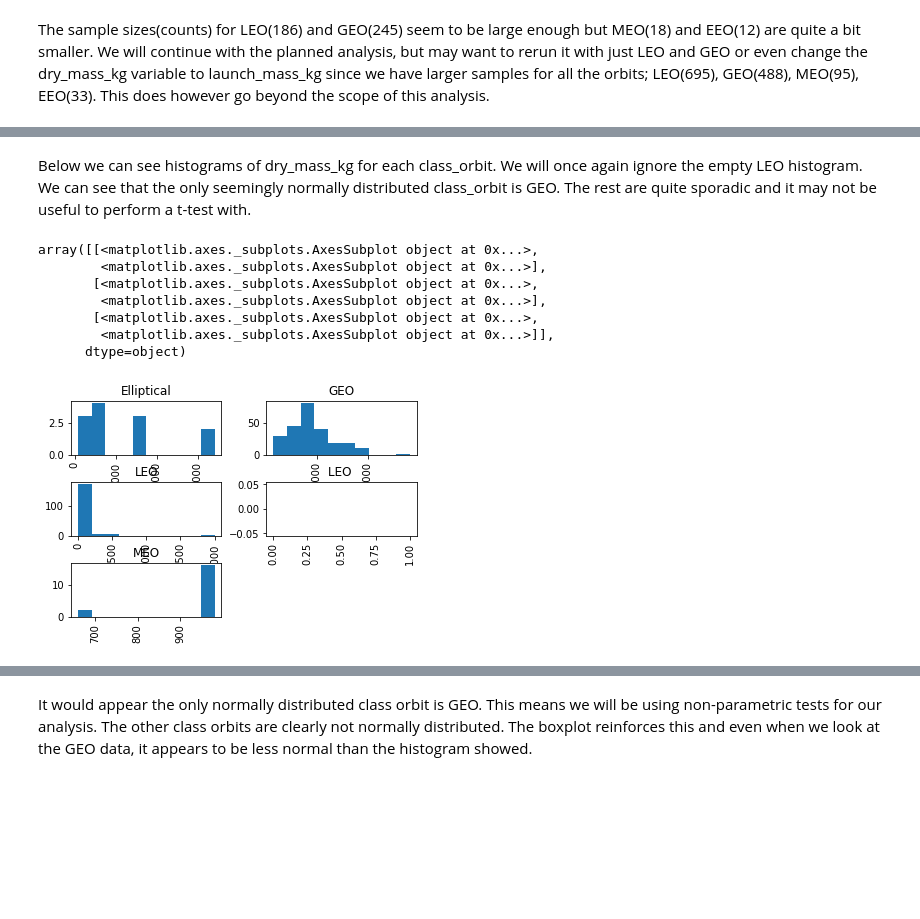
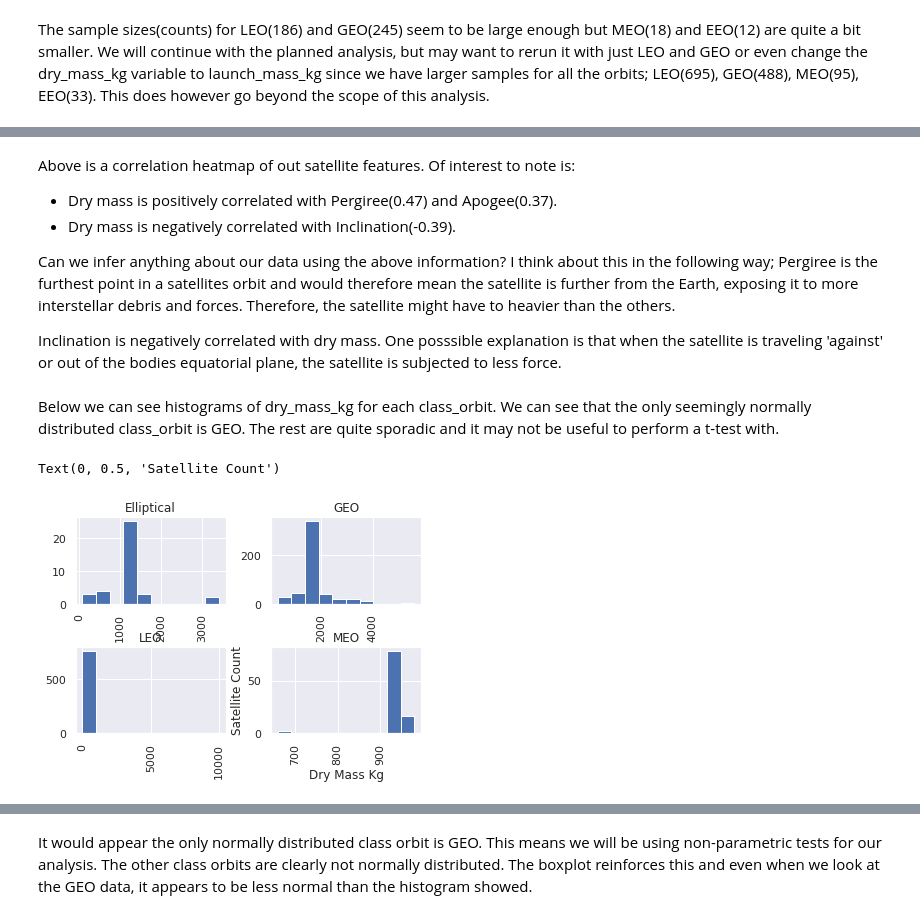
Before and after one commit to esabers/Active-Satellites, a Jupyter notebook: Active_Satellite_Research_Analysis.ipynb, the cells around one changed output, grey strips where cells are left out. Drawn from its saved outputs; the diff is of its cells as text; code cells hidden in the pictures; blank space fills up the shorter version.

```diff
--- a/Active_Satellite_Research_Analysis.ipynb
+++ b/Active_Satellite_Research_Analysis.ipynb
@@ -32,6 +32,6 @@ Saving Active Satellites in Orbit.csv to Active Satellites in Orbit.csv
 # %%
 import io
-sat_df = pd.read_csv(io.BytesIO(uploaded['Active Satellites in Orbit.csv']))
+sat_df = pd.read_csv(io.BytesIO(uploaded['Active Satellites in Orbit UPDATED.csv']))
 print(sat_df)
 # %% [output]
      Official Name of Satellite  ... NORAD Number
@@ -101,0 +123,2 @@ array(['LEO', 'GEO', 'MEO', 'Elliptical', nan, 'LEO '], dtype=object)
+# %%
+sat_df['dry_mass_kg'] = sat_df['dry_mass_kg'].fillna(sat_df.groupby('class_orbit')['dry_mass_kg'].transform('mean'))
@@ -162,0 +193,3 @@ The sample sizes(counts) for LEO(186) and GEO(245) seem to be large enough but M
+# %%
+sns.set_theme(style="darkgrid")
+ax = sns.pointplot(x="class_orbit", y="dry_mass_kg", data=sat_df)
@@ -163,16 +220,21 @@ The sample sizes(counts) for LEO(186) and GEO(245) seem to be large enough but M
+# %% [markdown]
+Above is a correlation heatmap of out satellite features. Of interest to note is:
+
+ - Dry mass is positively correlated with Pergiree(0.47) and Apogee(0.37).
+ - Dry mass is negatively correlated with Inclination(-0.39).
+
+Can we infer anything about our data using the above information? I think about this in the following way; Pergiree is the furthest point in a satellites orbit and would therefore mean the satellite is further from the Earth, exposing it to more interstellar debris and forces. Therefore, the satellite might have to heavier than the others.
+
+Inclination is negatively correlated with dry mass. One posssible explanation is that when the satellite is traveling 'against' or out of the bodies equatorial plane, the satellite is subjected to less force.
 # %% [markdown]
-Below we can see histograms of dry_mass_kg for each class_orbit. We will once again ignore the empty LEO histogram. We can see that the only seemingly normally distributed class_orbit is GEO. The rest are quite sporadic and it may not be useful to perform a t-test with.
+Below we can see histograms of dry_mass_kg for each class_orbit. We can see that the only seemingly normally distributed class_orbit is GEO. The rest are quite sporadic and it may not be useful to perform a t-test with.
 # %%
 sat_df['dry_mass_kg'].hist(by = sat_df['class_orbit'])
+plt.xlabel('Dry Mass Kg')
+plt.ylabel('Satellite Count')
 # %% [output]
-array([[<matplotlib.axes._subplots.AxesSubplot object at 0x...>,
-        <matplotlib.axes._subplots.AxesSubplot object at 0x...>],
-       [<matplotlib.axes._subplots.AxesSubplot object at 0x...>,
-        <matplotlib.axes._subplots.AxesSubplot object at 0x...>],
-       [<matplotlib.axes._subplots.AxesSubplot object at 0x...>,
-        <matplotlib.axes._subplots.AxesSubplot object at 0x...>]],
-      dtype=object)
+Text(0, 0.5, 'Satellite Count')
-[figure, old version]
+[figure, new version]
 # %%
 sat_df.boxplot('dry_mass_kg', by='class_orbit', figsize=(10, 6))
 # %% [output]
```
Also changed, not shown: parts of 37 cells of this notebook.
